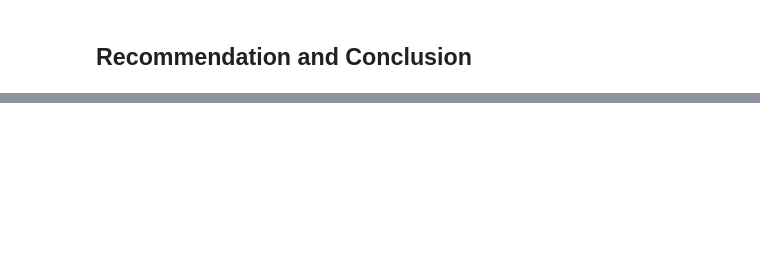
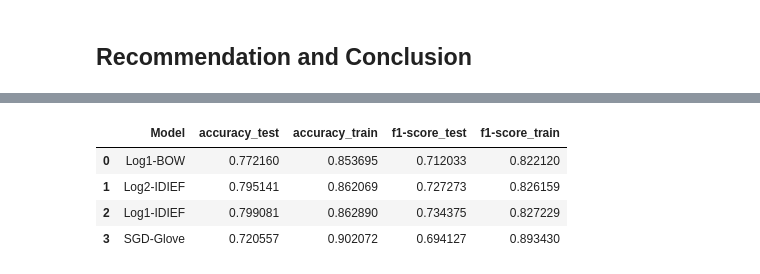
Before and after one commit to bowenwen/npl-natural-disasters, a Jupyter notebook: analysis.ipynb, the cells around one changed output, grey strips where cells are left out. Saved outputs shown, nothing was run; the diff lists cells and outputs as text; code cells hidden in the pictures; blank space fills up the shorter version.

```diff
--- a/analysis.ipynb
+++ b/analysis.ipynb
@@ -596,9 +696,13 @@ print(classification_report(y_test, y_pred, target_names=["disaster", "normal"])
 # %%
 y_pred_within = reg.predict(X_train)
 cm = confusion_matrix(y_train, y_pred_within)
+mod_log1idief_acc_train = accuracy_score(y_train, y_pred_within)
+mod_log1idief_f1_train = f1_score(y_train, y_pred_within)
 
 print(f"score(within sample): {accuracy_score(y_train, y_pred_within)}")
-print(classification_report(y_train, y_pred_within, target_names=["disaster", "normal"]))
+print(
+    classification_report(y_train, y_pred_within, target_names=["disaster", "normal"])
+)
 
 print("Confusion matrix format:\n [['TP', 'FP'],\n ['FN', 'TN']]")
 print("Confusion matrix for within sample predictions (percentage):")
@@ -825,0 +1041,37 @@ Overall, the **SGD-Glove** model performed worse than the previous models. This
+# %%
+results = {
+    "Model": ["Log1-BOW", "Log2-IDIEF", "Log1-IDIEF", "SGD-Glove"],
+    "accuracy_test": [
+        mod_log1bow_acc,
+        mod_log2idief_acc,
+        mod_log1idief_acc,
+        mod_sdgglove_acc,
+    ],
+    "accuracy_train": [
+        mod_log1bow_acc_train,
+        mod_log2idief_acc_train,
+        mod_log1idief_acc_train,
+        mod_sdgglove_acc_train,
+    ],
+    "f1-score_test": [
+        mod_log1bow_f1,
+        mod_log2idief_f1,
+        mod_log1idief_f1,
+        mod_sdgglove_f1,
+    ],
+    "f1-score_train": [
+        mod_log1bow_f1_train,
+        mod_log2idief_f1_train,
+        mod_log1idief_f1_train,
+        mod_sdgglove_f1_train,
+    ],
+}
+
+df_results = pd.DataFrame(results)
+df_results
+# %% [output]
+|  | Model | accuracy_test | accuracy_train | f1-score_test | f1-score_train |
+| 0 | Log1-BOW | 0.772160 | 0.853695 | 0.712033 | 0.822120 |
+| 1 | Log2-IDIEF | 0.795141 | 0.862069 | 0.727273 | 0.826159 |
+| 2 | Log1-IDIEF | 0.799081 | 0.862890 | 0.734375 | 0.827229 |
+| 3 | SGD-Glove | 0.720557 | 0.902072 | 0.694127 | 0.893430 |
```
Also changed, not shown: parts of 45 cells of this notebook.
